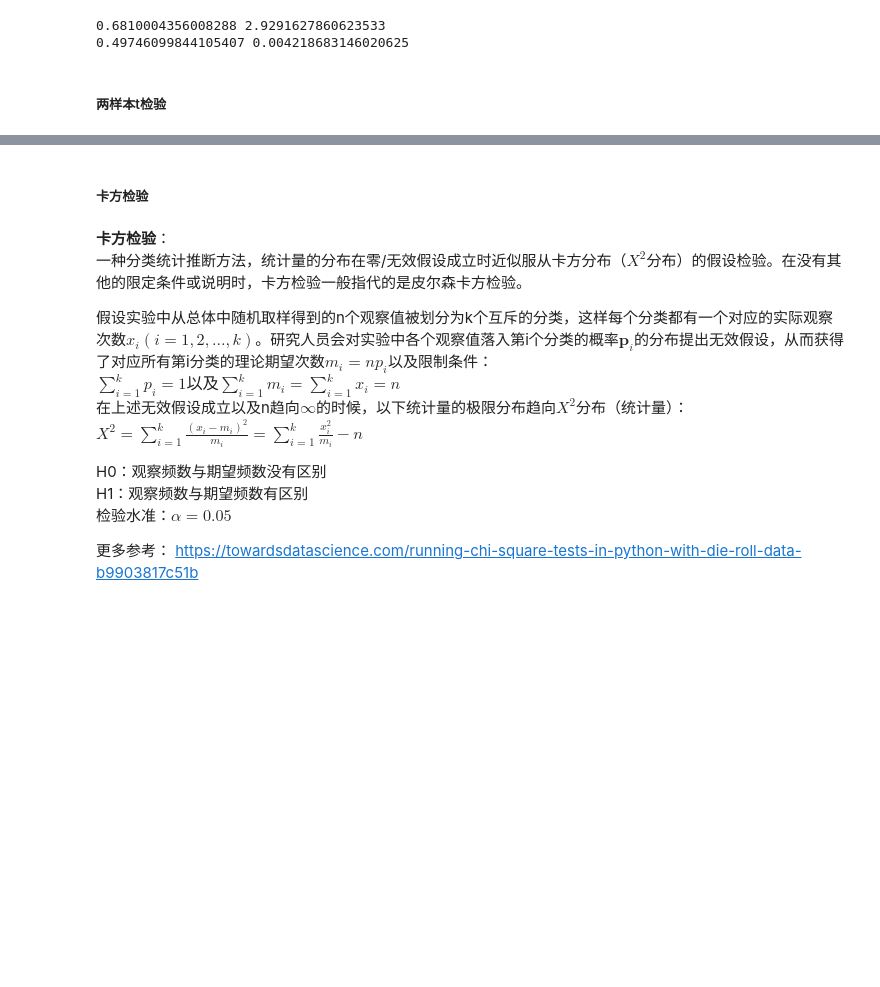
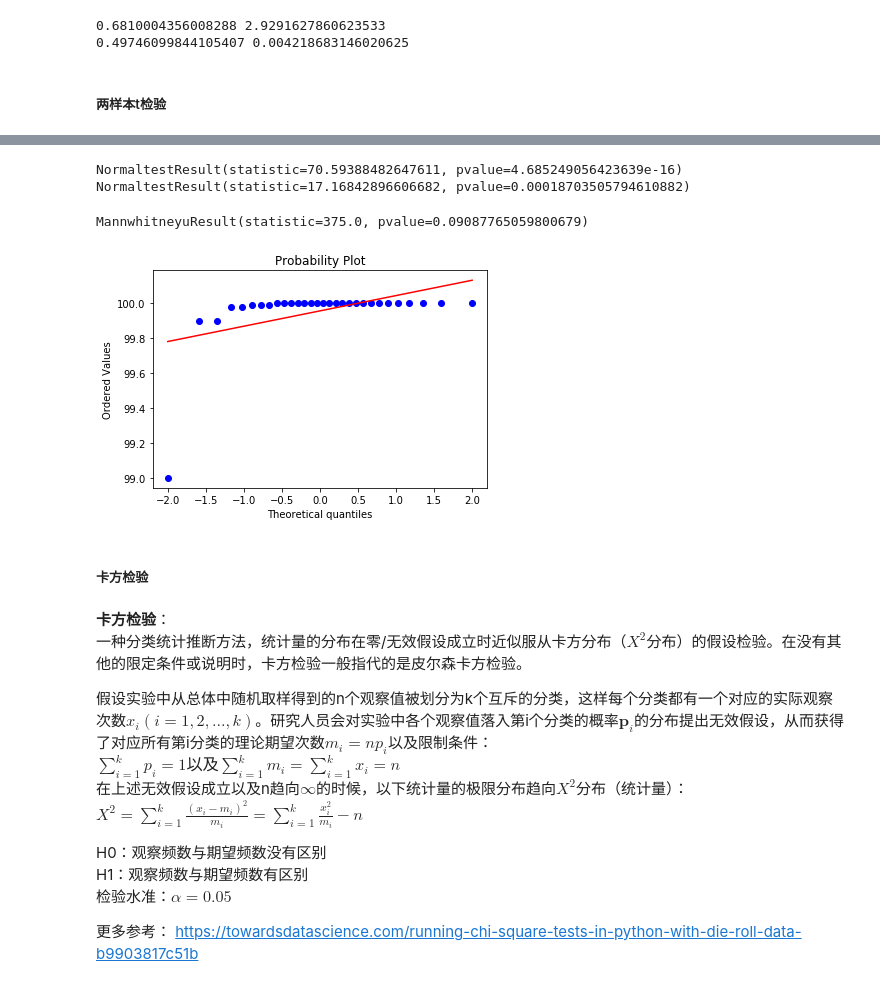
Before and after one commit to w26738/Notebook, a Jupyter notebook: data_analysis/statistics_101.ipynb, the cells around one changed output, grey strips where cells are left out. Saved outputs shown, nothing was run; the diff lists cells and outputs as text; code cells hidden in the pictures; blank space fills up the shorter version.

```diff
--- a/data_analysis/statistics_101.ipynb
+++ b/data_analysis/statistics_101.ipynb
@@ -746,3 +778,21 @@ print(p_value_12, p_value_15)
+# %%
+x1 = [99.9, 99.99, 100, 100, 100, 100, 99.99, 100, 99.98, 100, 100, 100, 100, 100, 100,
+      99.9, 99.99, 100, 100, 100, 100, 100, 100, 99.98, 100, 99, 100, 100, 100, 100]
+x2 = [99.8, 98.99, 100, 100, 99, 99, 100, 98.9, 99.98, 100, 100, 100, 100, 100, 100,
+      99.61, 99.99, 100, 98, 100, 100, 100, 100, 98.98, 100, 99, 100, 100, 100, 100]
+
+print(stats.normaltest(x1))
+print(stats.normaltest(x2))
+# 验证x1是否服从正态分布
+# 参考：https://docs.scipy.org/doc/scipy-0.14.0/reference/generated/scipy.stats.probplot.html
+stats.probplot(x1, plot=plt)
+
+stats.mannwhitneyu(x1, x2)
+# %% [output]
+NormaltestResult(statistic=70.59388482647611, pvalue=4.685249056423639e-16)
+NormaltestResult(statistic=17.16842896606682, pvalue=0.00018703505794610882)
+MannwhitneyuResult(statistic=375.0, pvalue=0.09087765059800679)
+[figure, added]
 # %% [markdown]
 ##### 卡方检验
 # %% [markdown]
```
Also changed, not shown: parts of 13 cells of this notebook.
